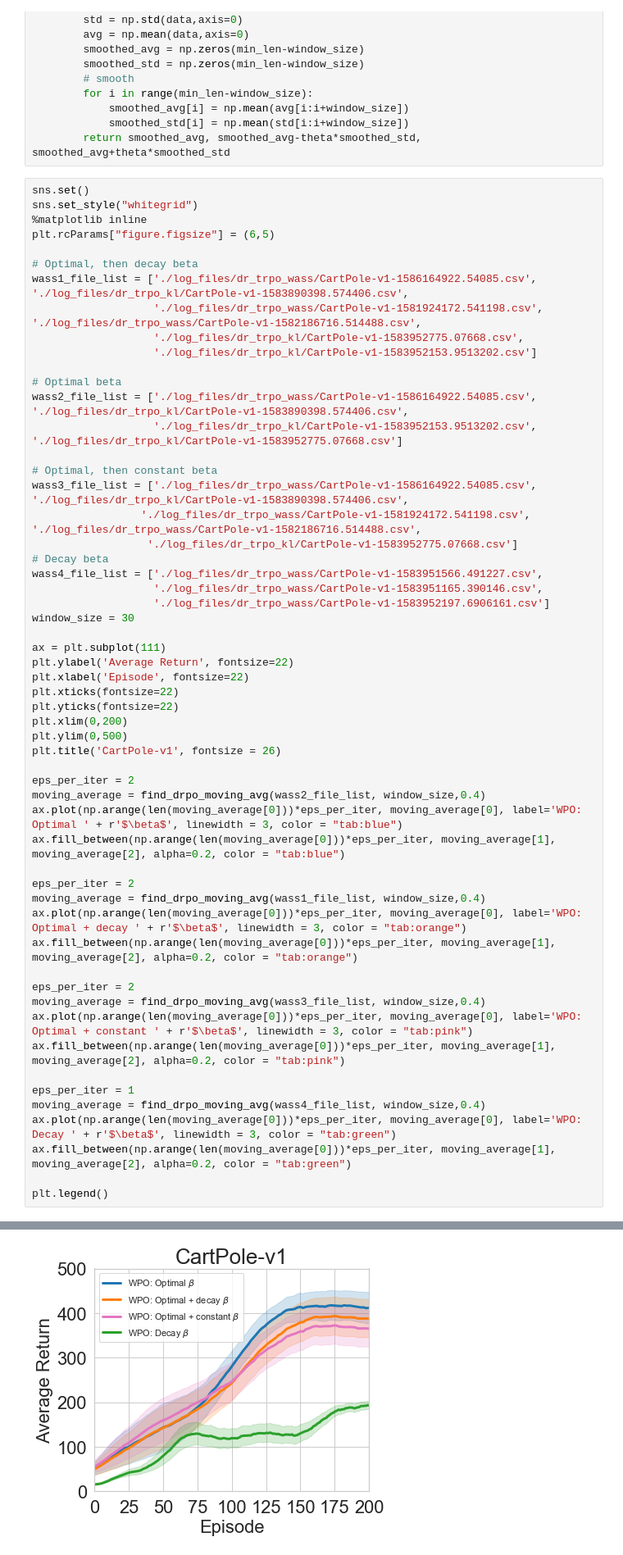
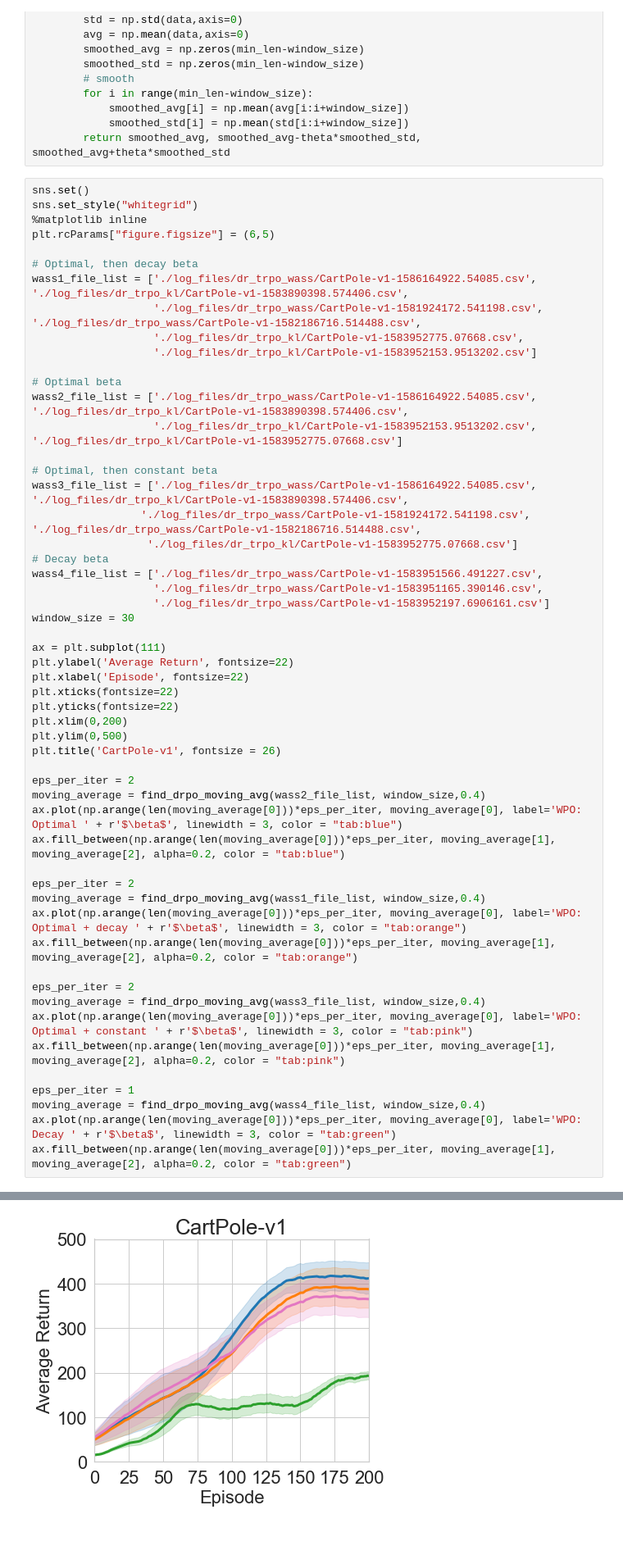
Before and after one commit to kadysongbb/efficient-wpo, a Jupyter notebook: discrete_control/view_training_discrete_beta (private copy).ipynb, the cells around one changed output, grey strips where cells are left out. Shown at 82% size. Saved outputs shown, nothing was run; the diff lists cells and outputs as text.

```diff
--- a/discrete_control/view_training_discrete_beta (private copy).ipynb
+++ b/discrete_control/view_training_discrete_beta (private copy).ipynb
@@ -115,6 +115,4 @@ eps_per_iter = 1
 moving_average = find_drpo_moving_avg(wass4_file_list, window_size,0.4)
 ax.plot(np.arange(len(moving_average[0]))*eps_per_iter, moving_average[0], label='WPO: Decay ' + r'$\beta$', linewidth = 3, color = "tab:green")
 ax.fill_between(np.arange(len(moving_average[0]))*eps_per_iter, moving_average[1], moving_average[2], alpha=0.2, color = "tab:green")
-
-plt.legend()
 # %% [output]
@@ -122 +120 @@ plt.legend()
-[figure, old version]
+[figure, new version]
```
Also changed, not shown: parts of 1 cell of this notebook, 1 other file.
